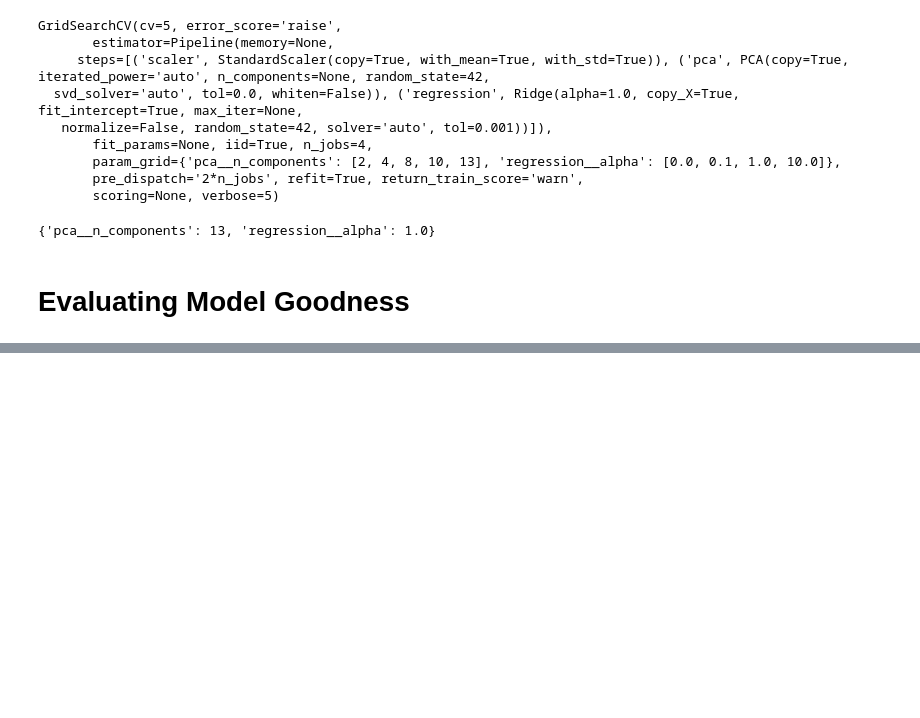
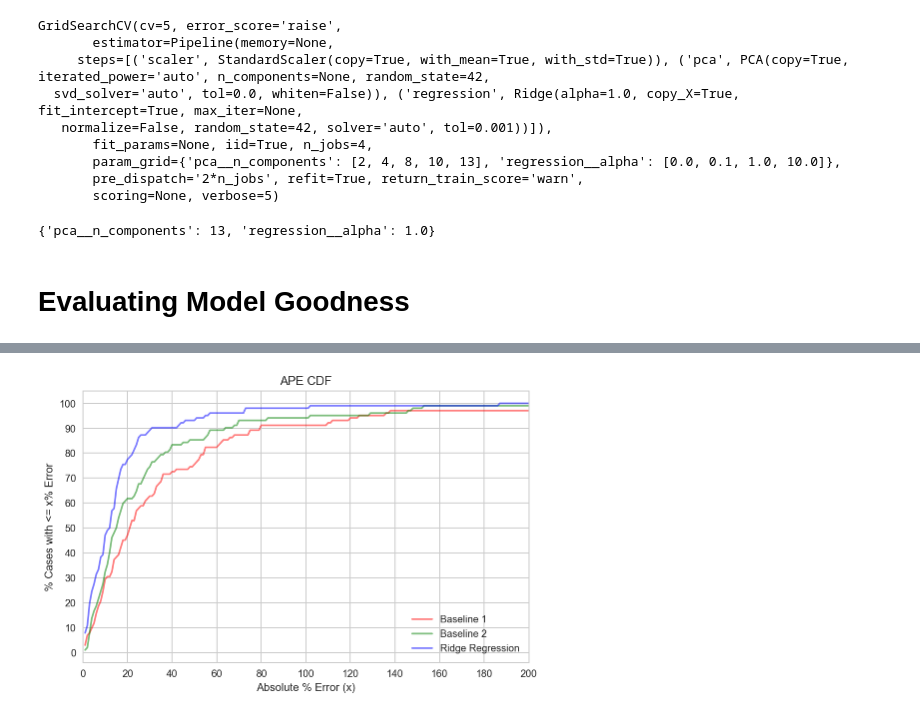
Before and after one commit to thampiman/msdn-digp-blog, a Jupyter notebook: measuring_model_goodness/Regression.ipynb, the cells around one changed output, grey strips where cells are left out. Saved outputs shown, nothing was run; the diff lists cells and outputs as text; code cells hidden in the pictures; blank space fills up the shorter version.

```diff
--- a/measuring_model_goodness/Regression.ipynb
+++ b/measuring_model_goodness/Regression.ipynb
@@ -262,0 +252,27 @@ Regression Model Performance
+# %%
+def plot_and_save_ape_cdf(df, filename, min_bin=0, max_bin=301, width=1):
+    def compute_pdf_cdf(metric_col):
+        hist, bins = np.histogram(df[metric_col], bins=np.arange(min_bin, max_bin, width))
+        hist = hist / len(df) * 100 # normalise
+        cumsum = np.cumsum(hist)
+        return hist, cumsum, bins
+
+    hist_b1, cumsum_b1, bins_b1 = compute_pdf_cdf('baseline1_ape')
+    hist_b2, cumsum_b2, bins_b2 = compute_pdf_cdf('baseline2_ape')
+    hist_reg, cumsum_reg, bins_reg = compute_pdf_cdf('reg_model_ape')
+    f, ax = plt.subplots(figsize=(8, 5))
+    opacity = 0.5
+    ax.plot(bins_b1[1:], cumsum_b1, 'r-', alpha=opacity, label='Baseline 1')
+    ax.plot(bins_b2[1:], cumsum_b2, 'g-', alpha=opacity, label='Baseline 2')
+    ax.plot(bins_reg[1:], cumsum_reg, 'b-', alpha=opacity, label='Ridge Regression')
+    ax.set_xticks(np.arange(min_bin, max_bin, 20))
+    ax.set_yticks(np.arange(0, 101, 10))
+    ax.set_xlim([0, 200])
+    ax.legend()
+    ax.set_xlabel('Absolute % Error (x)')
+    ax.set_ylabel('% Cases with <= x% Error')
+    ax.set_title('APE CDF')
+    f.savefig(filename, dpi=200, bbox_inches='tight');
+plot_and_save_ape_cdf(df_test, 'images/ape_cdf.png')
+# %% [output]
+[figure, added]
```
Also changed, not shown: parts of 6 cells of this notebook.
